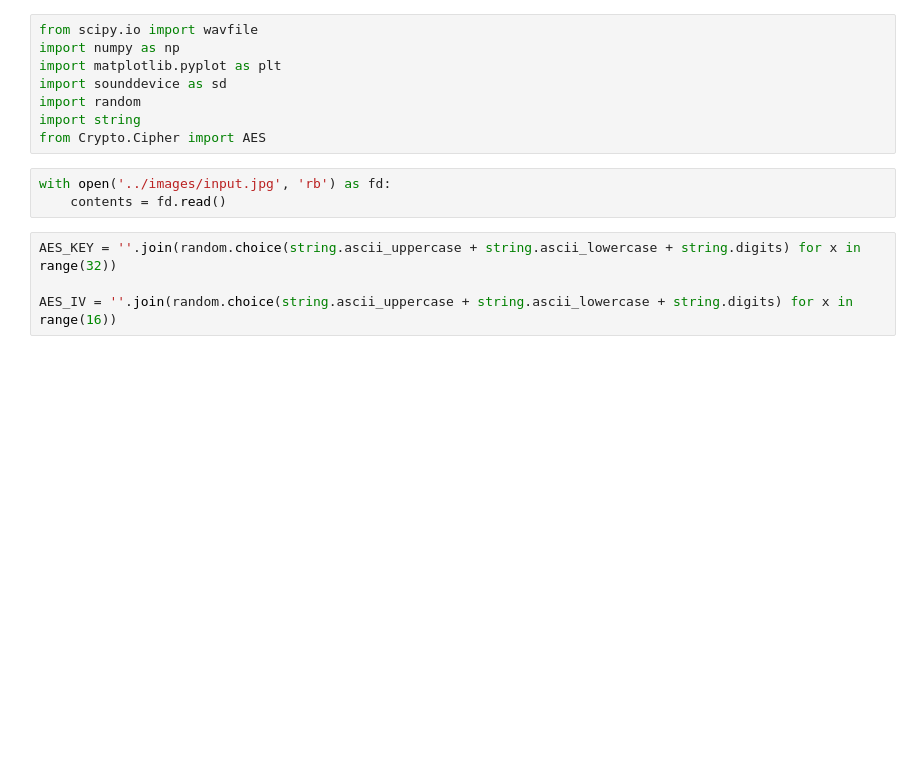
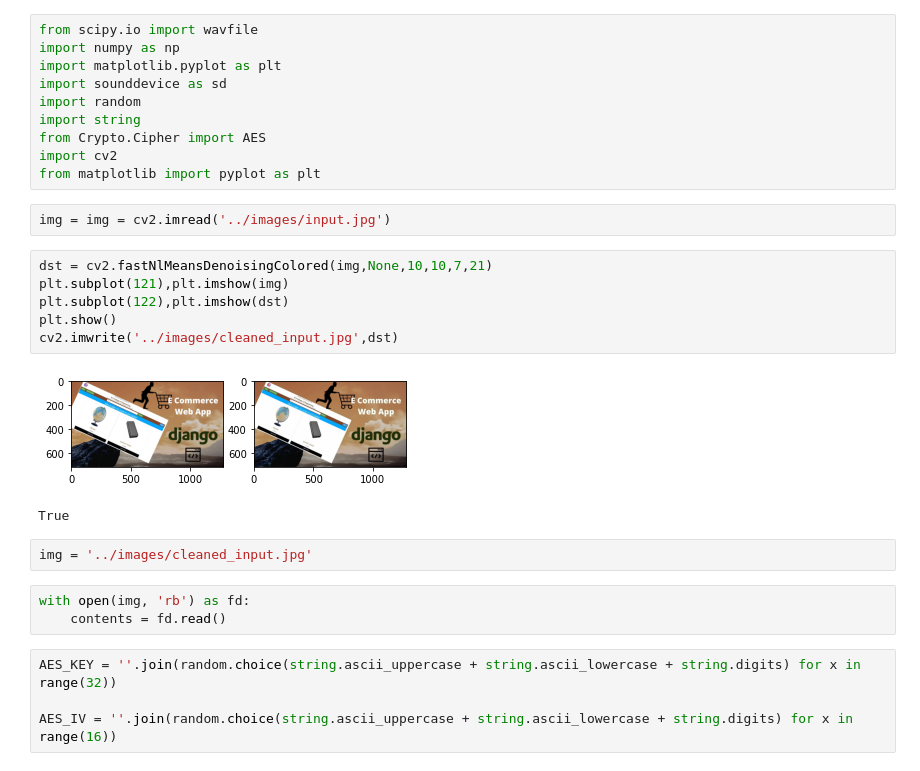
Before and after one commit to mdrazak2001/audio_image_encryption, a Jupyter notebook: JN/image.ipynb, the cells around one changed output. Cells and saved outputs as stored; diff of their text form; blank space fills up the shorter version.

Commit message:
denoising

```diff
--- a/JN/image.ipynb
+++ b/JN/image.ipynb
@@ -6,8 +6,23 @@ import sounddevice as sd
 import random
 import string
 from Crypto.Cipher import AES
+import cv2
+from matplotlib import pyplot as plt
+# %%
+img = img = cv2.imread('../images/input.jpg')
+# %%
+dst = cv2.fastNlMeansDenoisingColored(img,None,10,10,7,21)
+plt.subplot(121),plt.imshow(img)
+plt.subplot(122),plt.imshow(dst)
+plt.show()
+cv2.imwrite('../images/cleaned_input.jpg',dst)
+# %% [output]
+[figure, added]
+True
+# %%
+img = '../images/cleaned_input.jpg'
 # %%
-with open('../images/input.jpg', 'rb') as fd:
+with open(img, 'rb') as fd:
     contents = fd.read()
 # %%
 AES_KEY = ''.join(random.choice(string.ascii_uppercase + string.ascii_lowercase + string.digits) for x in range(32))
```
Also changed, not shown: 31 other files.
